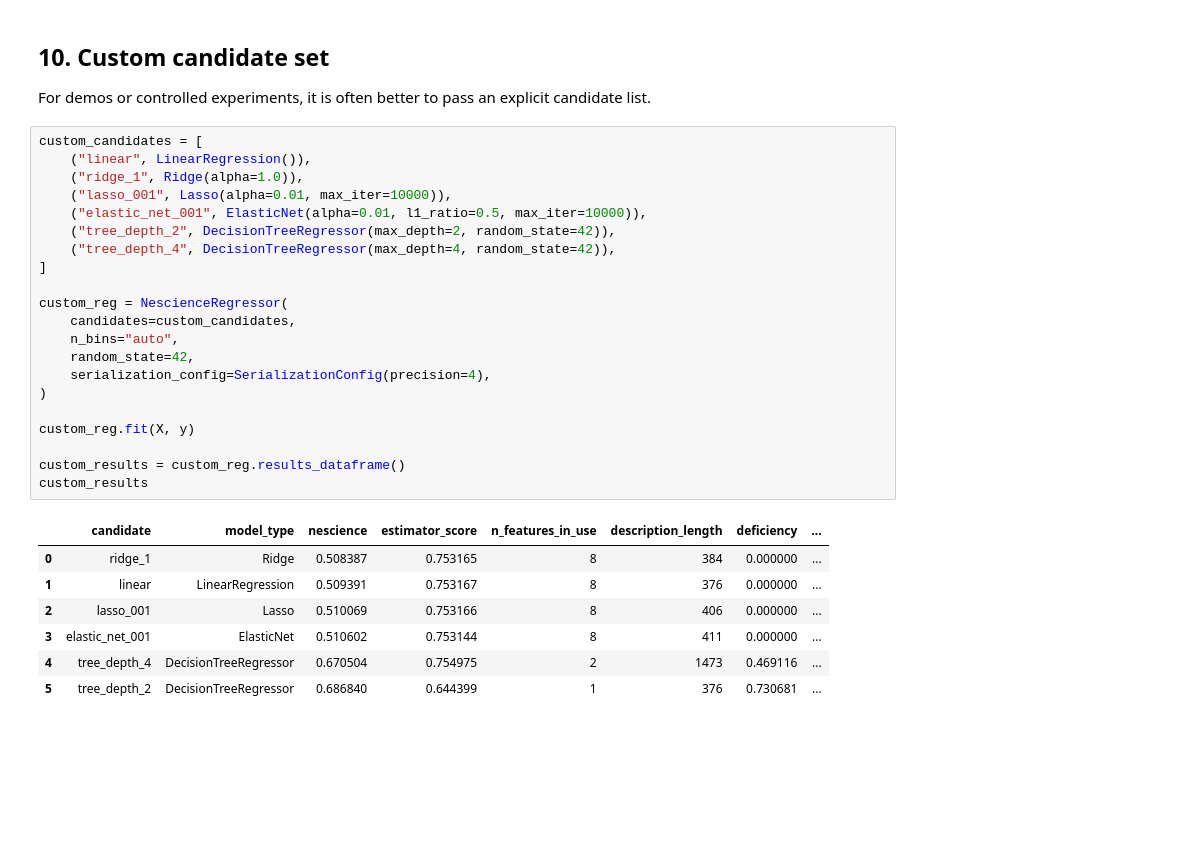
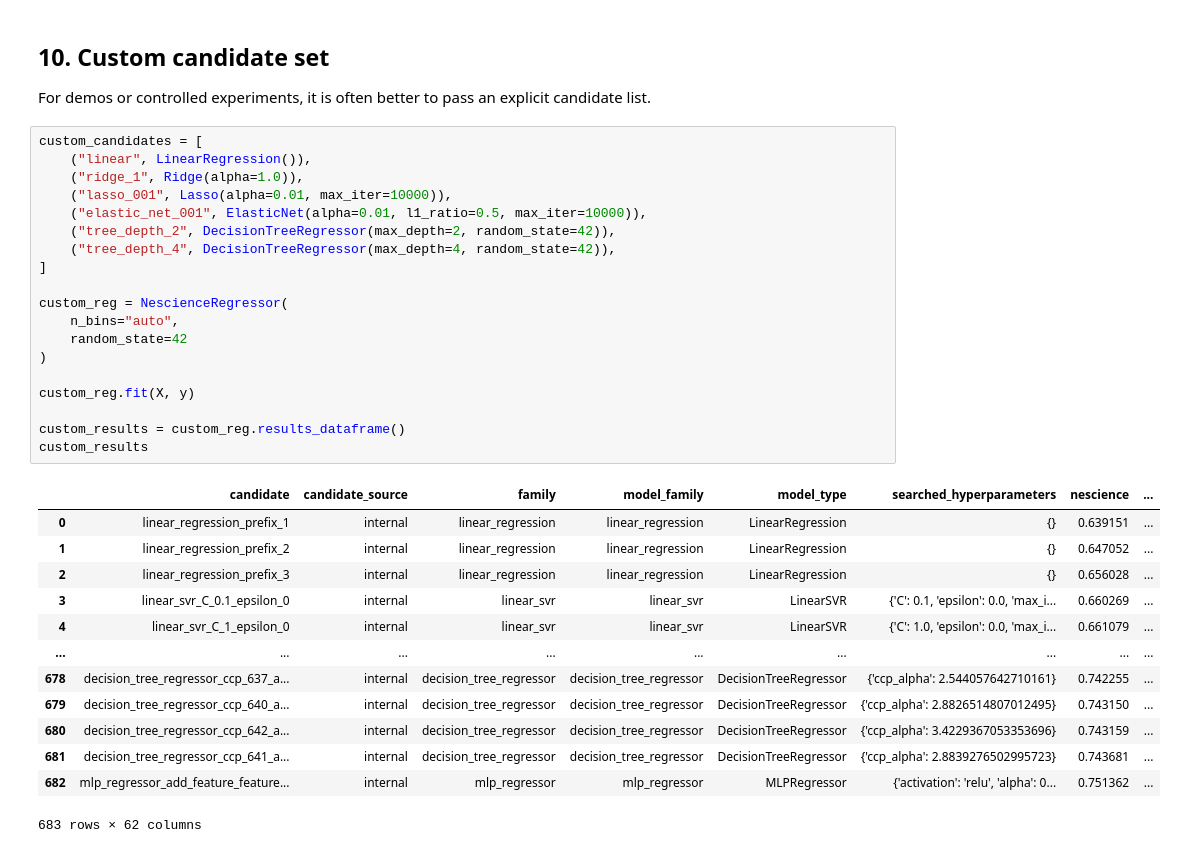
Before and after one commit to rleiva/mnplib, a Jupyter notebook: examples/Regressor.ipynb, the cells around one changed output. Drawn from its saved outputs; the diff is of its cells as text; blank space fills up the shorter version.

Commit message:
Prepare 2.0.0a1 alpha release

```diff
--- a/examples/Regressor.ipynb
+++ b/examples/Regressor.ipynb
@@ -304,32 +283,36 @@ For demos or controlled experiments, it is often better to pass an explicit cand
 # %%
 custom_candidates = [
     ("linear", LinearRegression()),
     ("ridge_1", Ridge(alpha=1.0)),
     ("lasso_001", Lasso(alpha=0.01, max_iter=10000)),
     ("elastic_net_001", ElasticNet(alpha=0.01, l1_ratio=0.5, max_iter=10000)),
     ("tree_depth_2", DecisionTreeRegressor(max_depth=2, random_state=42)),
     ("tree_depth_4", DecisionTreeRegressor(max_depth=4, random_state=42)),
 ]
 
 custom_reg = NescienceRegressor(
-    candidates=custom_candidates,
     n_bins="auto",
-    random_state=42,
-    serialization_config=SerializationConfig(precision=4),
+    random_state=42
 )
 
 custom_reg.fit(X, y)
 
 custom_results = custom_reg.results_dataframe()
 custom_results
 # %% [output]
-|  | candidate | model_type | nescience | estimator_score | n_features_in_use | description_length | deficiency | ... |
-| 0 | ridge_1 | Ridge | 0.508387 | 0.753165 | 8 | 384 | 0.000000 | ... |
-| 1 | linear | LinearRegression | 0.509391 | 0.753167 | 8 | 376 | 0.000000 | ... |
-| 2 | lasso_001 | Lasso | 0.510069 | 0.753166 | 8 | 406 | 0.000000 | ... |
-| 3 | elastic_net_001 | ElasticNet | 0.510602 | 0.753144 | 8 | 411 | 0.000000 | ... |
-| 4 | tree_depth_4 | DecisionTreeRegressor | 0.670504 | 0.754975 | 2 | 1473 | 0.469116 | ... |
-| 5 | tree_depth_2 | DecisionTreeRegressor | 0.686840 | 0.644399 | 1 | 376 | 0.730681 | ... |
+|  | candidate | candidate_source | family | model_family | model_type | searched_hyperparameters | nescience | ... |
+| 0 | linear_regression_prefix_1 | internal | linear_regression | linear_regression | LinearRegression | {} | 0.639151 | ... |
+| 1 | linear_regression_prefix_2 | internal | linear_regression | linear_regression | LinearRegression | {} | 0.647052 | ... |
+| 2 | linear_regression_prefix_3 | internal | linear_regression | linear_regression | LinearRegression | {} | 0.656028 | ... |
+| 3 | linear_svr_C_0.1_epsilon_0 | internal | linear_svr | linear_svr | LinearSVR | {'C': 0.1, 'epsilon': 0.0, 'max_i... | 0.660269 | ... |
+| 4 | linear_svr_C_1_epsilon_0 | internal | linear_svr | linear_svr | LinearSVR | {'C': 1.0, 'epsilon': 0.0, 'max_i... | 0.661079 | ... |
+| ... | ... | ... | ... | ... | ... | ... | ... | ... |
+| 678 | decision_tree_regressor_ccp_637_a... | internal | decision_tree_regressor | decision_tree_regressor | DecisionTreeRegressor | {'ccp_alpha': 2.544057642710161} | 0.742255 | ... |
+| 679 | decision_tree_regressor_ccp_640_a... | internal | decision_tree_regressor | decision_tree_regressor | DecisionTreeRegressor | {'ccp_alpha': 2.8826514807012495} | 0.743150 | ... |
+| 680 | decision_tree_regressor_ccp_642_a... | internal | decision_tree_regressor | decision_tree_regressor | DecisionTreeRegressor | {'ccp_alpha': 3.4229367053353696} | 0.743159 | ... |
+| 681 | decision_tree_regressor_ccp_641_a... | internal | decision_tree_regressor | decision_tree_regressor | DecisionTreeRegressor | {'ccp_alpha': 2.8839276502995723} | 0.743681 | ... |
+| 682 | mlp_regressor_add_feature_feature... | internal | mlp_regressor | mlp_regressor | MLPRegressor | {'activation': 'relu', 'alpha': 0... | 0.751362 | ... |
+683 rows × 62 columns
 # %%
 plot_nescience(custom_results, "Custom candidates: scalar nescience")
 plot_components(custom_results, "Custom candidates: nescience components")
```
Also changed, not shown: parts of 18 cells of this notebook, 30 other files.
